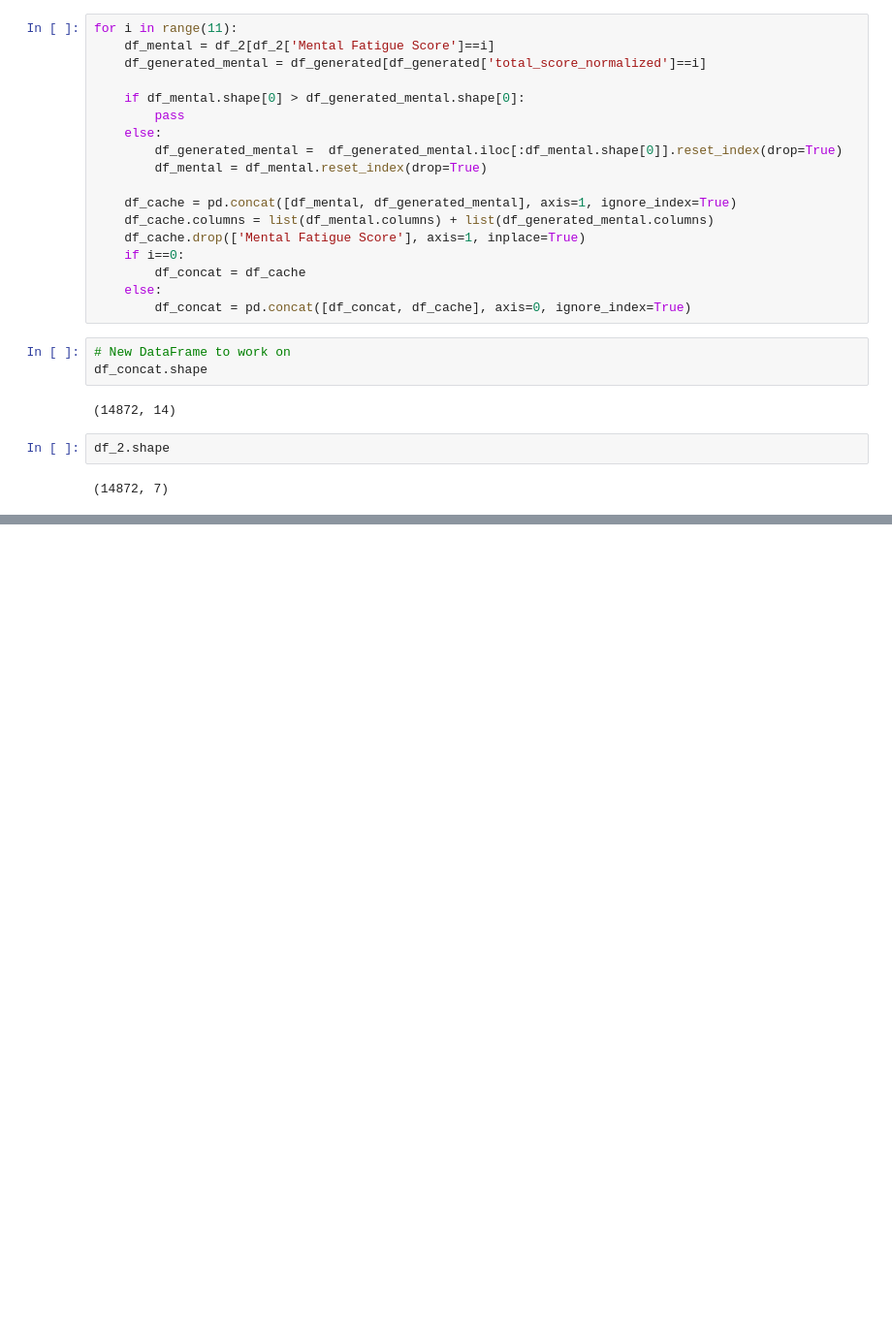
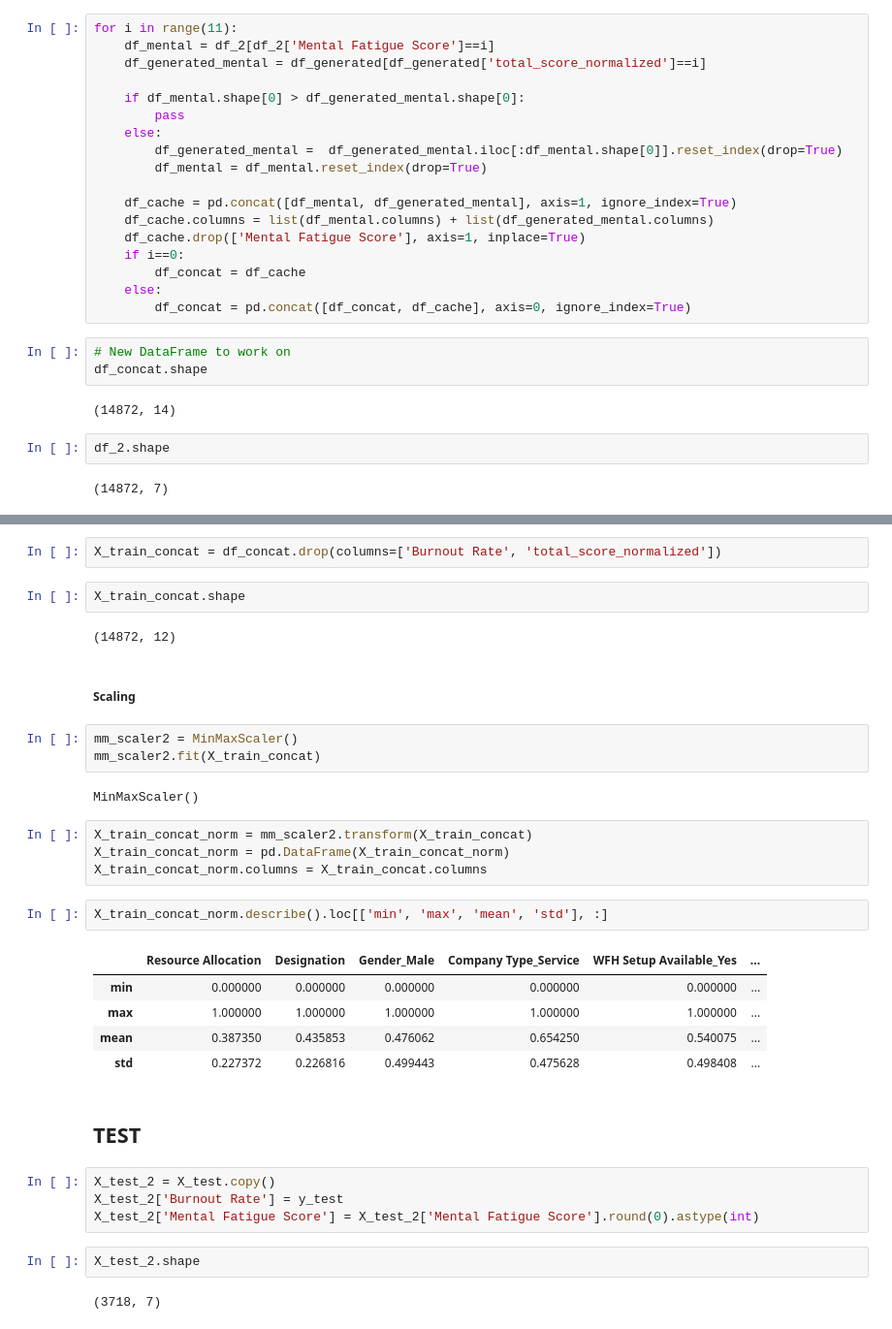
Before and after one commit to choukroun-gabriel/hackathon_itc_2020, a Jupyter notebook: EDA.ipynb, the cells around one changed output, grey strips where cells are left out. Shown at 97% size. Saved outputs shown, nothing was run; the diff lists cells and outputs as text; blank space fills up the shorter version.

```diff
--- a/EDA.ipynb
+++ b/EDA.ipynb
@@ -442,0 +477,35 @@ df_2.shape
+# %%
+X_train_concat = df_concat.drop(columns=['Burnout Rate', 'total_score_normalized'])
+# %%
+X_train_concat.shape
+# %% [output]
+(14872, 12)
+# %% [markdown]
+##### Scaling
+# %%
+mm_scaler2 = MinMaxScaler()
+mm_scaler2.fit(X_train_concat)
+# %% [output]
+MinMaxScaler()
+# %%
+X_train_concat_norm = mm_scaler2.transform(X_train_concat)
+X_train_concat_norm = pd.DataFrame(X_train_concat_norm)
+X_train_concat_norm.columns = X_train_concat.columns
+# %%
+X_train_concat_norm.describe().loc[['min', 'max', 'mean', 'std'], :]
+# %% [output]
+|  | Resource Allocation | Designation | Gender_Male | Company Type_Service | WFH Setup Available_Yes | ... |
+| min | 0.000000 | 0.000000 | 0.000000 | 0.000000 | 0.000000 | ... |
+| max | 1.000000 | 1.000000 | 1.000000 | 1.000000 | 1.000000 | ... |
+| mean | 0.387350 | 0.435853 | 0.476062 | 0.654250 | 0.540075 | ... |
+| std | 0.227372 | 0.226816 | 0.499443 | 0.475628 | 0.498408 | ... |
+# %% [markdown]
+## TEST
+# %%
+X_test_2 = X_test.copy()
+X_test_2['Burnout Rate'] = y_test
+X_test_2['Mental Fatigue Score'] = X_test_2['Mental Fatigue Score'].round(0).astype(int)
+# %%
+X_test_2.shape
+# %% [output]
+(3718, 7)
```
Also changed, not shown: parts of 40 cells of this notebook, 2 other files.
